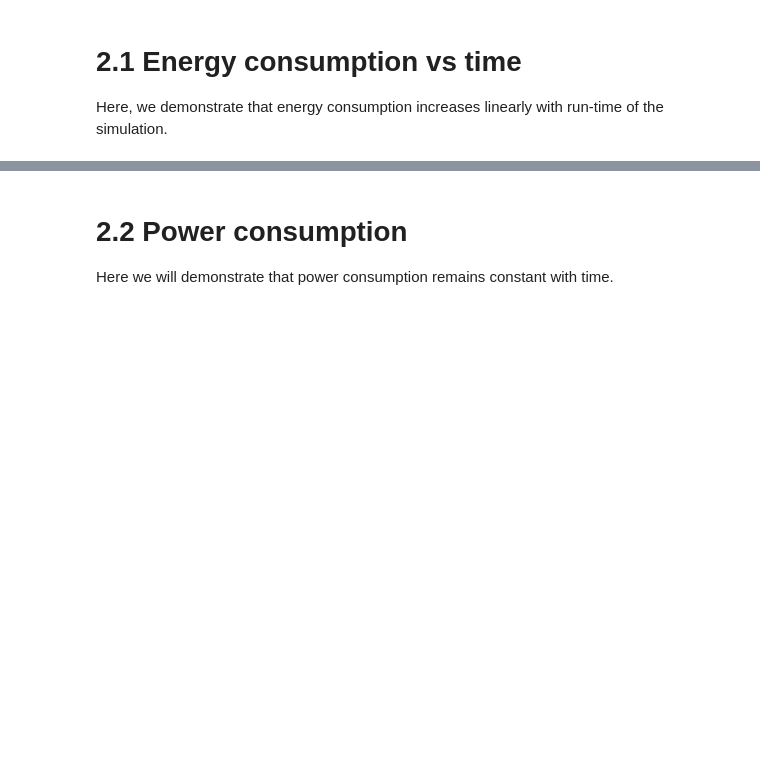
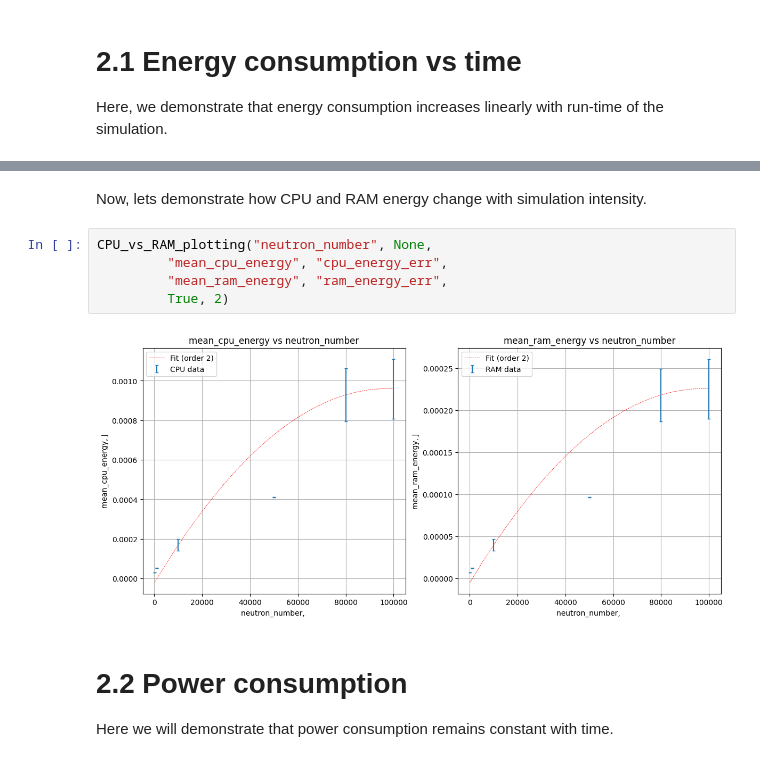
Before and after one commit to rosieschiffmann/Neutron-Transport-Simulation, a Jupyter notebook: emission_tracking.ipynb, the cells around one changed output, grey strips where cells are left out. Drawn from its saved outputs; the diff is of its cells as text; blank space fills up the shorter version.

```diff
--- a/emission_tracking.ipynb
+++ b/emission_tracking.ipynb
@@ -127,3 +168,12 @@ for i in range(2):
+# %% [markdown]
+Now, lets demonstrate how CPU and RAM energy change with simulation intensity.
+# %%
+CPU_vs_RAM_plotting("neutron_number", None,
+         "mean_cpu_energy", "cpu_energy_err",
+         "mean_ram_energy", "ram_energy_err",
+         True, 2)
+# %% [output]
+[figure, added]
 # %% [markdown]
 # 2.2 Power consumption
 
```
Also changed, not shown: parts of 11 cells of this notebook.
